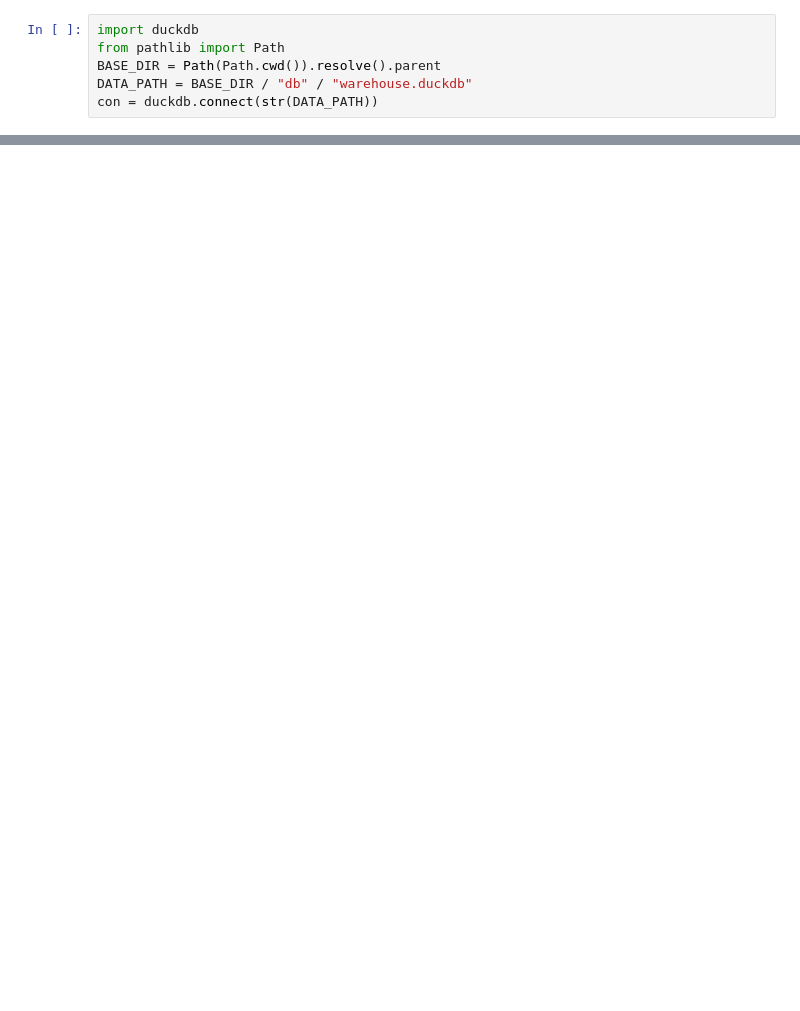
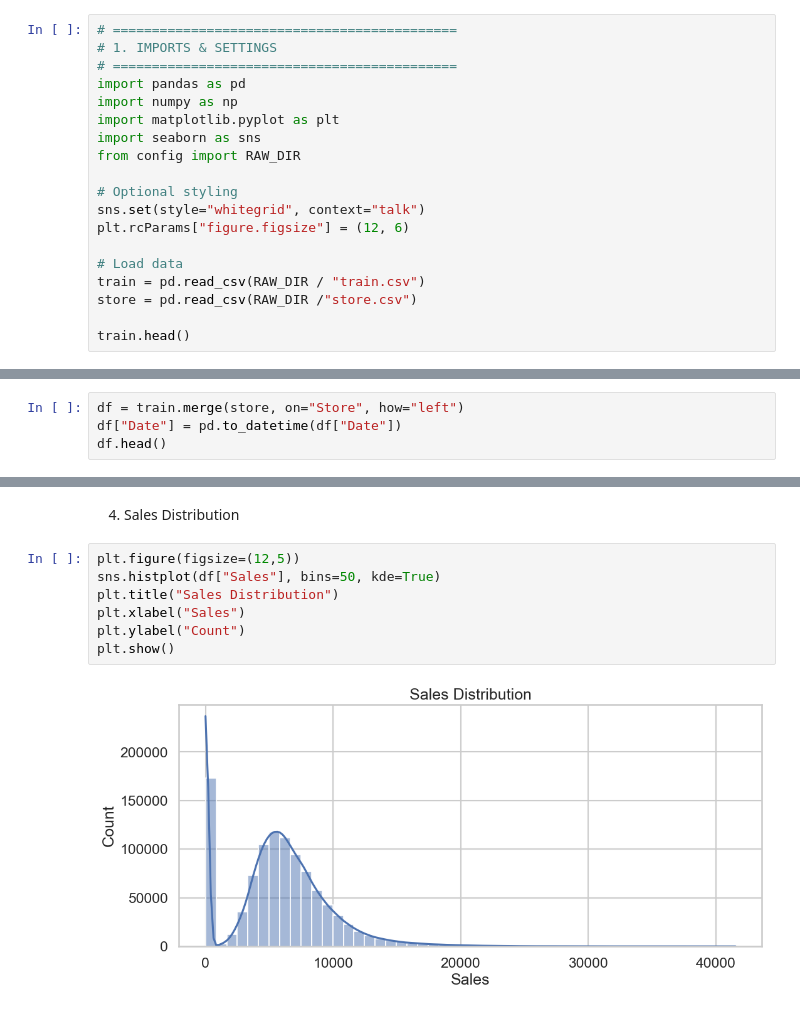
Before and after one commit to vburlay/Rossmann, a Jupyter notebook: notebooks/rossmann_eda.ipynb, the cells around one changed output, grey strips where cells are left out. Drawn from its saved outputs; the diff is of its cells as text; blank space fills up the shorter version.

```diff
--- a/notebooks/rossmann_eda.ipynb
+++ b/notebooks/rossmann_eda.ipynb
@@ -1,6 +1,19 @@
 # %%
-import duckdb
-from pathlib import Path
-BASE_DIR = Path(Path.cwd()).resolve().parent
-DATA_PATH = BASE_DIR / "db" / "warehouse.duckdb"
-con = duckdb.connect(str(DATA_PATH))
+# ============================================
+# 1. IMPORTS & SETTINGS
+# ============================================
+import pandas as pd
+import numpy as np
+import matplotlib.pyplot as plt
+import seaborn as sns
+from config import RAW_DIR
+
+# Optional styling
+sns.set(style="whitegrid", context="talk")
+plt.rcParams["figure.figsize"] = (12, 6)
+
+# Load data
+train = pd.read_csv(RAW_DIR / "train.csv")
+store = pd.read_csv(RAW_DIR /"store.csv")
+
+train.head()
@@ -14,0 +75,4 @@ LINE 1: select * from cleaned_sales LIMIT 1000
+# %%
+df = train.merge(store, on="Store", how="left")
+df["Date"] = pd.to_datetime(df["Date"])
+df.head()
@@ -14,0 +86,11 @@ LINE 1: select * from cleaned_sales LIMIT 1000
+# %% [markdown]
+4. Sales Distribution
+# %%
+plt.figure(figsize=(12,5))
+sns.histplot(df["Sales"], bins=50, kde=True)
+plt.title("Sales Distribution")
+plt.xlabel("Sales")
+plt.ylabel("Count")
+plt.show()
+# %% [output]
+[figure, added]
```
Also changed, not shown: parts of 36 cells of this notebook, 1 other file.
